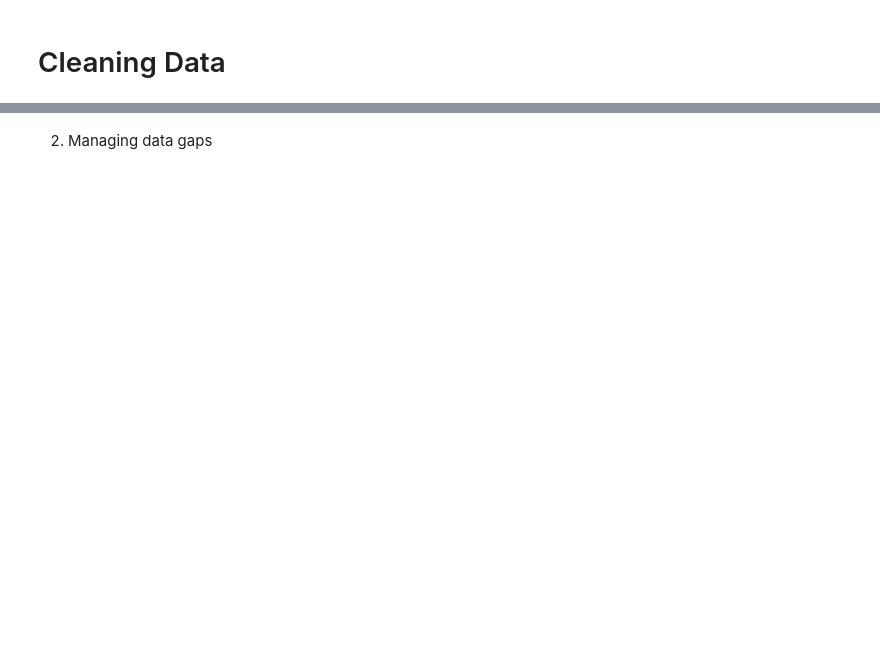
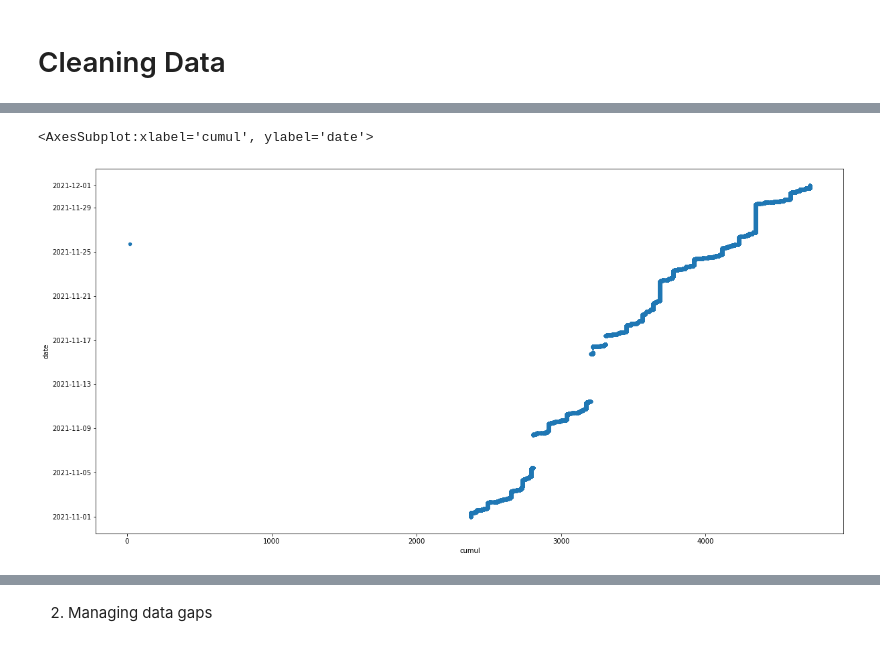
Before and after one commit to Cyrine-afk/Water-Consumption, a Jupyter notebook: Water DB.ipynb, the cells around one changed output, grey strips where cells are left out. Drawn from its saved outputs; the diff is of its cells as text; code cells hidden in the pictures; blank space fills up the shorter version.

```diff
--- a/Water DB.ipynb
+++ b/Water DB.ipynb
@@ -84,0 +283,6 @@ water_json_subset[['cumul','date']].plot(kind='scatter', x='date', y='cumul', fi
+# %%
+#looking for exact day where month = 11, year = 2021 & cumul = 0
+water_json_subset2[['cumul','date']].plot(kind='scatter', x='cumul', y='date', figsize=(20,10))
+# %% [output]
+<AxesSubplot:xlabel='cumul', ylabel='date'>
+[figure, added]
```
Also changed, not shown: parts of 34 cells of this notebook.
